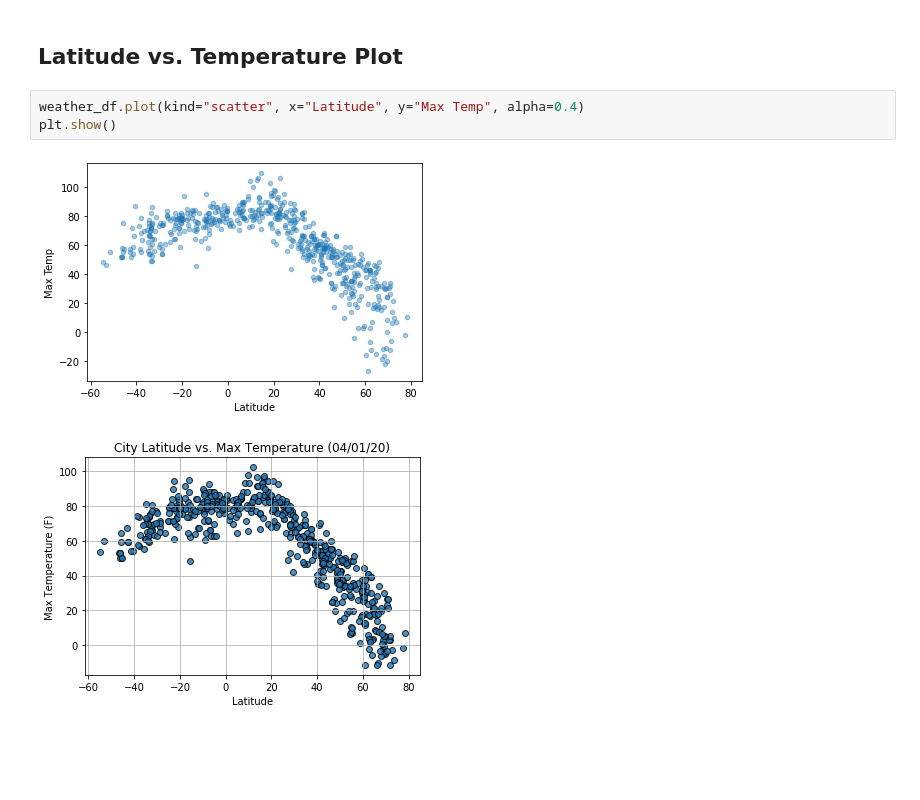
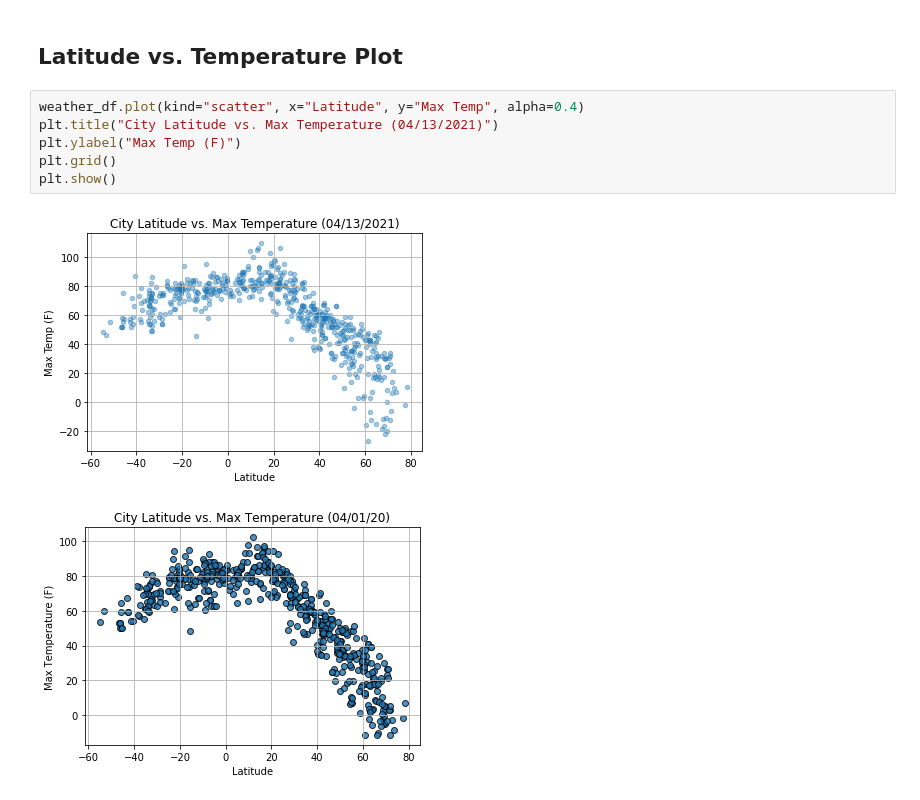
Before and after one commit to Trumane12311/python-api-challenge, a Jupyter notebook: starter_code/WeatherPy.ipynb, the cells around one changed output. Cells and saved outputs as stored; diff of their text form; blank space fills up the shorter version.

Commit message:
Added Labels and Grid

```diff
--- a/starter_code/WeatherPy.ipynb
+++ b/starter_code/WeatherPy.ipynb
@@ -233,9 +233,12 @@ Skip this step if there are no cities that have humidity > 100%.
 ## Latitude vs. Temperature Plot
 # %%
 weather_df.plot(kind="scatter", x="Latitude", y="Max Temp", alpha=0.4)
+plt.title("City Latitude vs. Max Temperature (04/13/2021)")
+plt.ylabel("Max Temp (F)")
+plt.grid()
 plt.show()
 # %% [output]
-[figure, old version]
+[figure, new version]
 # %%
 # %% [output]
 [figure]
```
Also changed, not shown: parts of 3 cells of this notebook.
